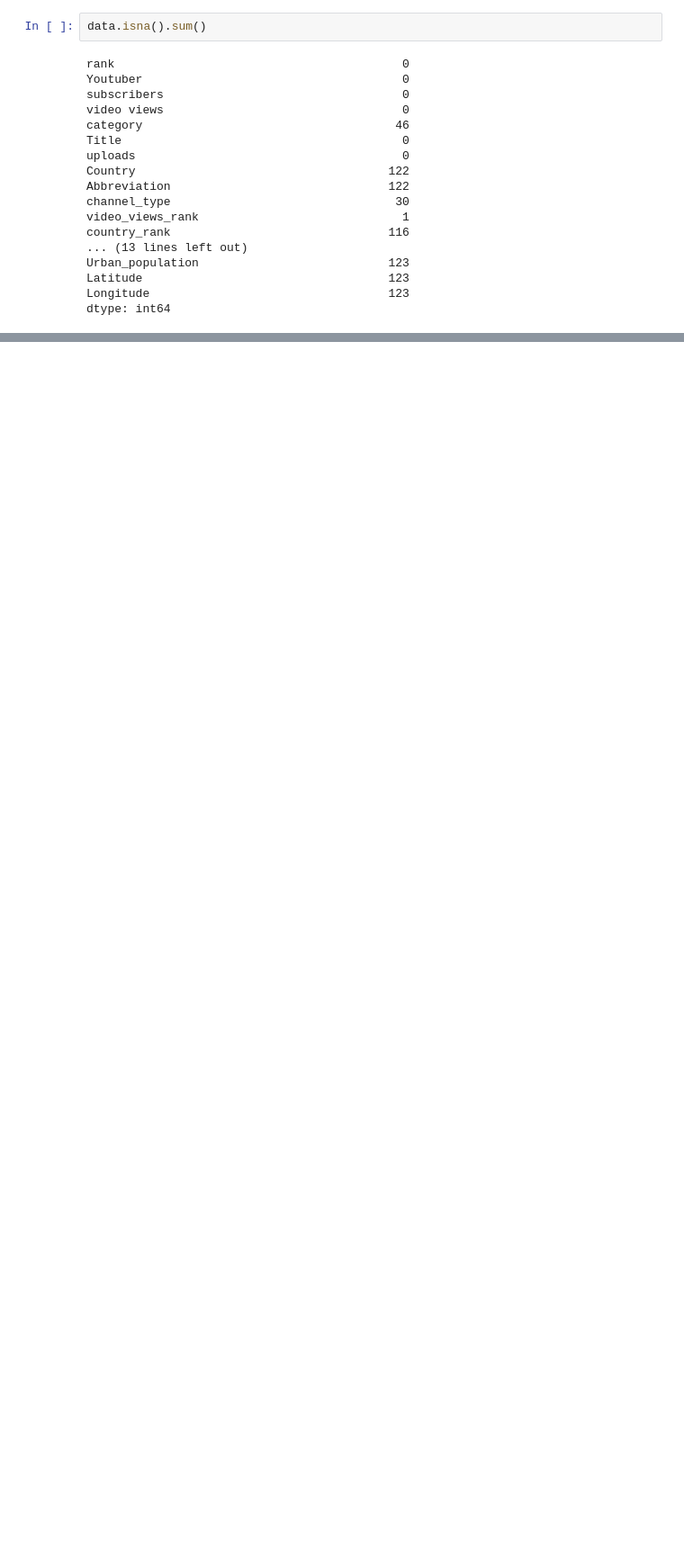
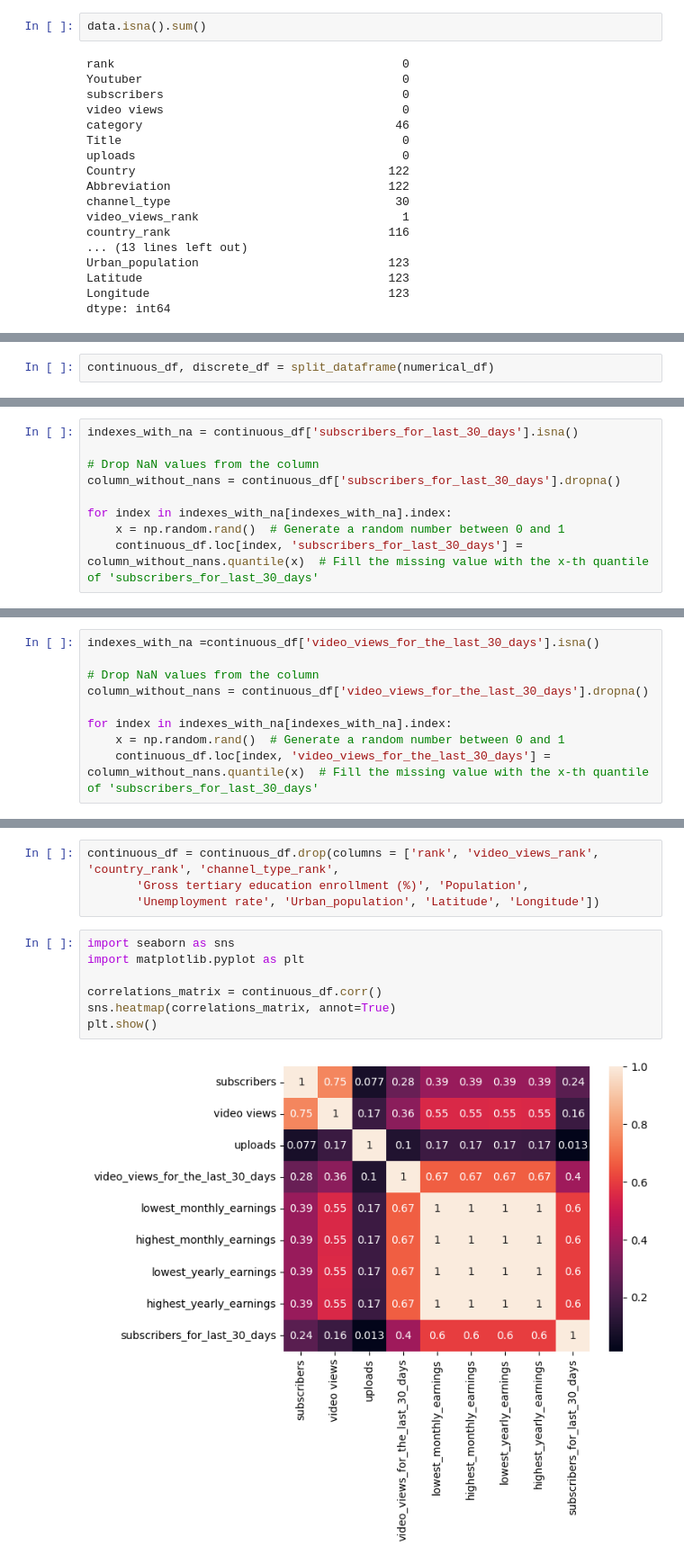
Before and after one commit to sergioabz/final_project_bootcamp, a Jupyter notebook: notebooks/Final_Project.ipynb, the cells around one changed output, grey strips where cells are left out. Shown at 90% size. Saved outputs shown, nothing was run; the diff lists cells and outputs as text; blank space fills up the shorter version.

```diff
--- a/notebooks/Final_Project.ipynb
+++ b/notebooks/Final_Project.ipynb
@@ -47,0 +361,2 @@ dtype: int64
+# %%
+continuous_df, discrete_df = split_dataframe(numerical_df)
@@ -47,0 +392,9 @@ dtype: int64
+# %%
+indexes_with_na = continuous_df['subscribers_for_last_30_days'].isna()
+
+# Drop NaN values from the column
+column_without_nans = continuous_df['subscribers_for_last_30_days'].dropna()
+
+for index in indexes_with_na[indexes_with_na].index:
+    x = np.random.rand()  # Generate a random number between 0 and 1
+    continuous_df.loc[index, 'subscribers_for_last_30_days'] = column_without_nans.quantile(x)  # Fill the missing value with the x-th quantile of 'subscribers_for_last_30_days'
@@ -47,0 +417,9 @@ dtype: int64
+# %%
+indexes_with_na =continuous_df['video_views_for_the_last_30_days'].isna()
+
+# Drop NaN values from the column
+column_without_nans = continuous_df['video_views_for_the_last_30_days'].dropna()
+
+for index in indexes_with_na[indexes_with_na].index:
+    x = np.random.rand()  # Generate a random number between 0 and 1
+    continuous_df.loc[index, 'video_views_for_the_last_30_days'] = column_without_nans.quantile(x)  # Fill the missing value with the x-th quantile of 'subscribers_for_last_30_days'
@@ -47,0 +484,13 @@ dtype: int64
+# %%
+continuous_df = continuous_df.drop(columns = ['rank', 'video_views_rank', 'country_rank', 'channel_type_rank',
+       'Gross tertiary education enrollment (%)', 'Population',
+       'Unemployment rate', 'Urban_population', 'Latitude', 'Longitude'])
+# %%
+import seaborn as sns
+import matplotlib.pyplot as plt
+
+correlations_matrix = continuous_df.corr()
+sns.heatmap(correlations_matrix, annot=True)
+plt.show()
+# %% [output]
+[figure, added]
```
Also changed, not shown: parts of 83 cells of this notebook.
